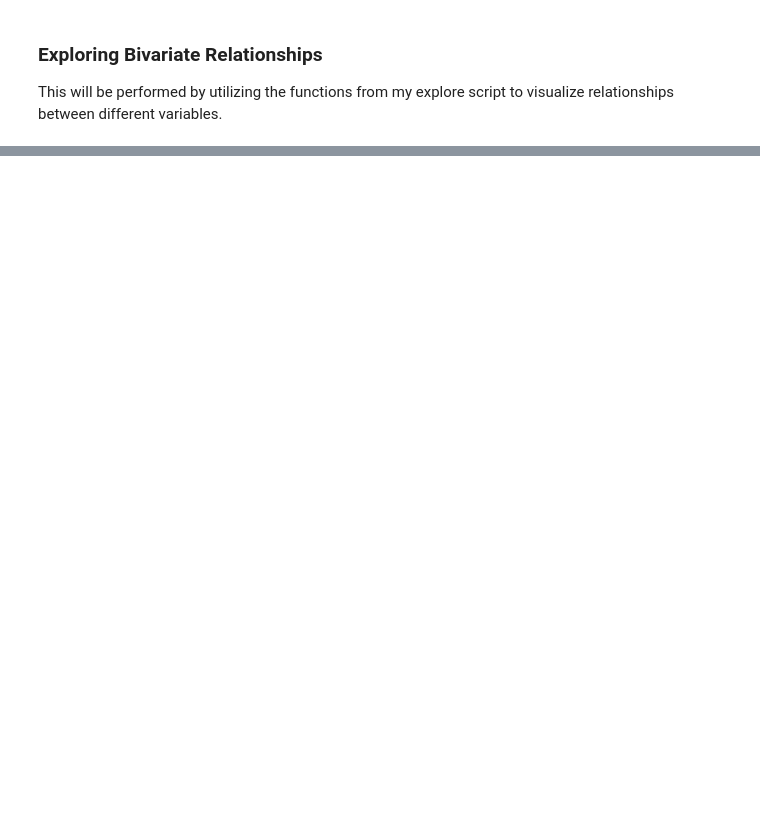
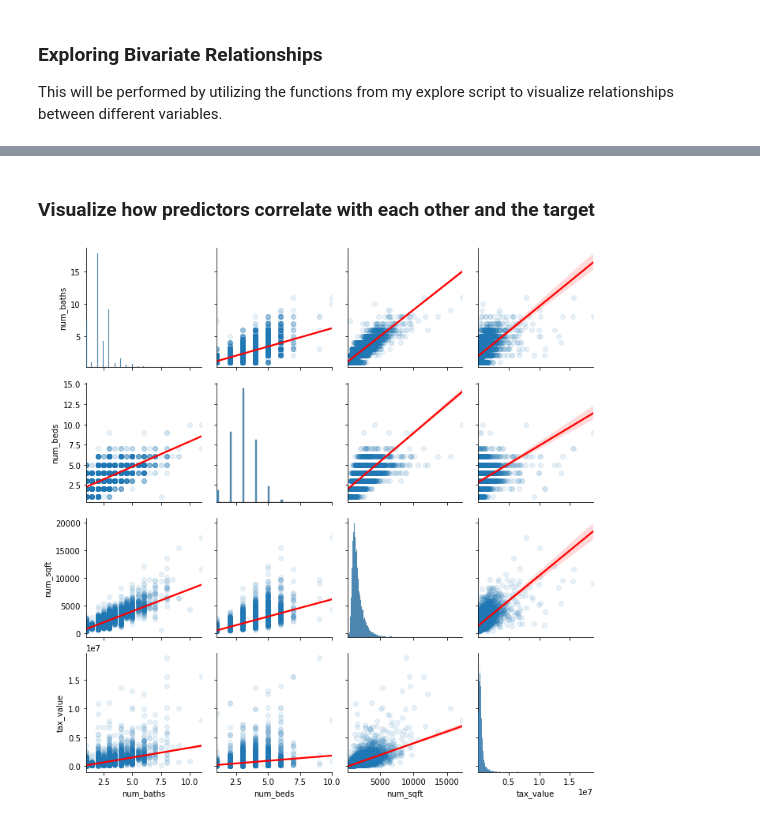
Before and after one commit to mariamnaqvi/predicting_property_values, a Jupyter notebook: final_report_zillow.ipynb, the cells around one changed output, grey strips where cells are left out. Cells and saved outputs as stored; diff of their text form; code cells hidden in the pictures; blank space fills up the shorter version.

```diff
--- a/final_report_zillow.ipynb
+++ b/final_report_zillow.ipynb
@@ -681,0 +765,10 @@ This will be performed by utilizing the functions from my explore script to visu
+# %% [markdown]
+###  Visualize how predictors correlate with each other and the target
+# %%
+# select columns to visualize
+zillow_cols = ['num_baths', 'num_beds', 'num_sqft', 'tax_value']
+# %%
+# call function from explore script to visualize
+explore.plot_variable_pairs(train,zillow_cols )
+# %% [output]
+[figure, added]
```
Also changed, not shown: parts of 22 cells of this notebook, 3 other files.
